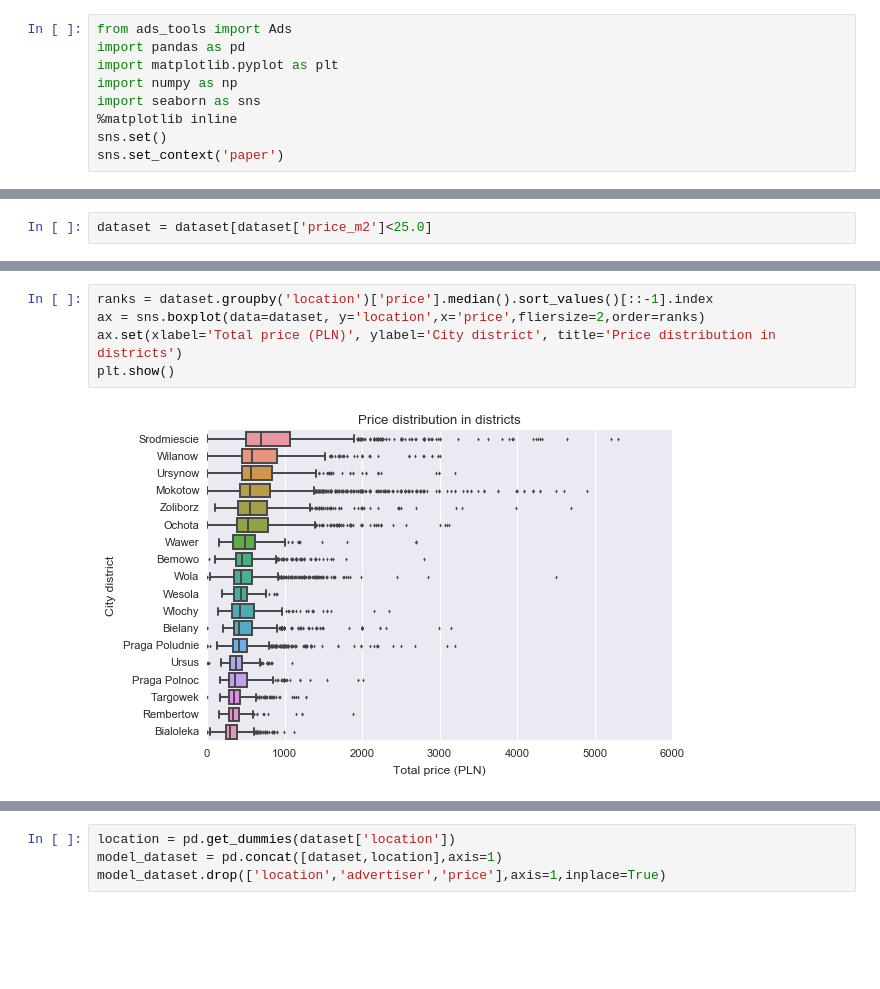
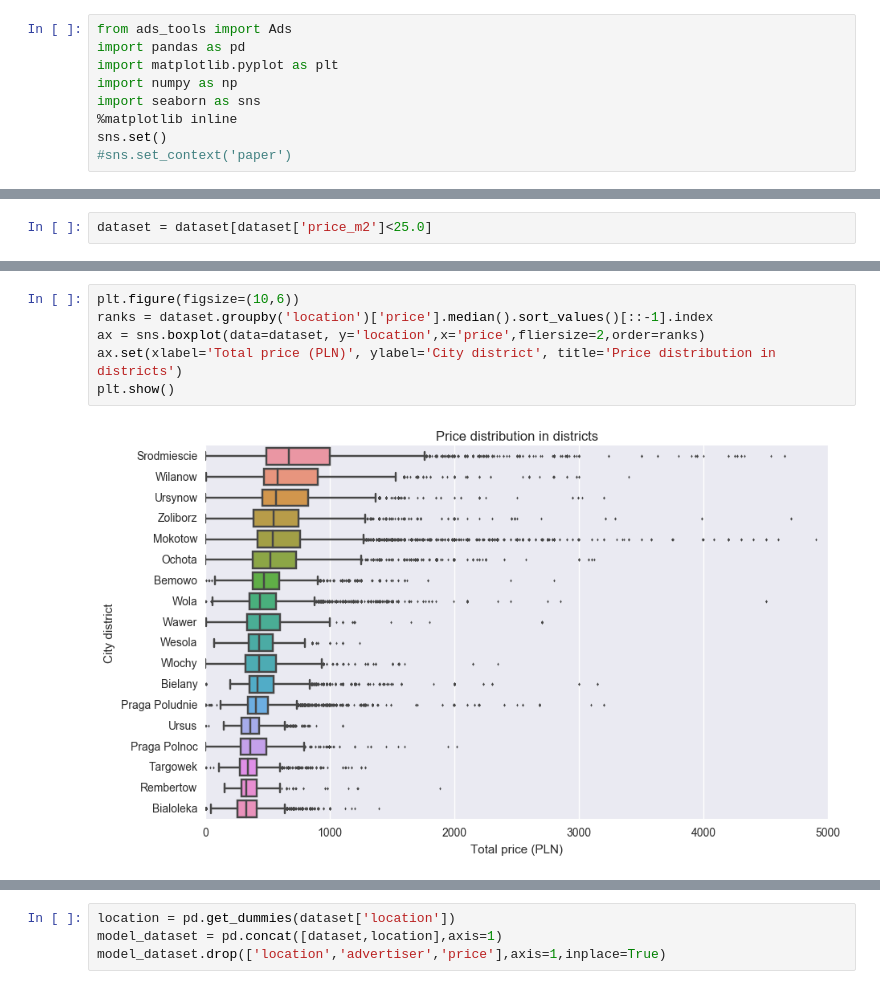
Before and after one commit to dan-was/gumtree, a Jupyter notebook: Flats for sale analysis.ipynb, the cells around one changed output, grey strips where cells are left out. Cells and saved outputs as stored; diff of their text form; blank space fills up the shorter version.

```diff
--- a/Flats for sale analysis.ipynb
+++ b/Flats for sale analysis.ipynb
@@ -6,7 +6,7 @@ import numpy as np
 import seaborn as sns
 %matplotlib inline
 sns.set()
-sns.set_context('paper')
+#sns.set_context('paper')
 # %%
 flats_sale = Ads('flat_sale')
 # %%
@@ -128,8 +130,9 @@ plt.show()
 # %%
+plt.figure(figsize=(10,6))
 ranks = dataset.groupby('location')['price'].median().sort_values()[::-1].index
 ax = sns.boxplot(data=dataset, y='location',x='price',fliersize=2,order=ranks)
 ax.set(xlabel='Total price (PLN)', ylabel='City district', title='Price distribution in districts')
 plt.show()
 # %% [output]
-[figure, old version]
+[figure, new version]
 # %%
```
Also changed, not shown: parts of 17 cells of this notebook, 4 other files.
